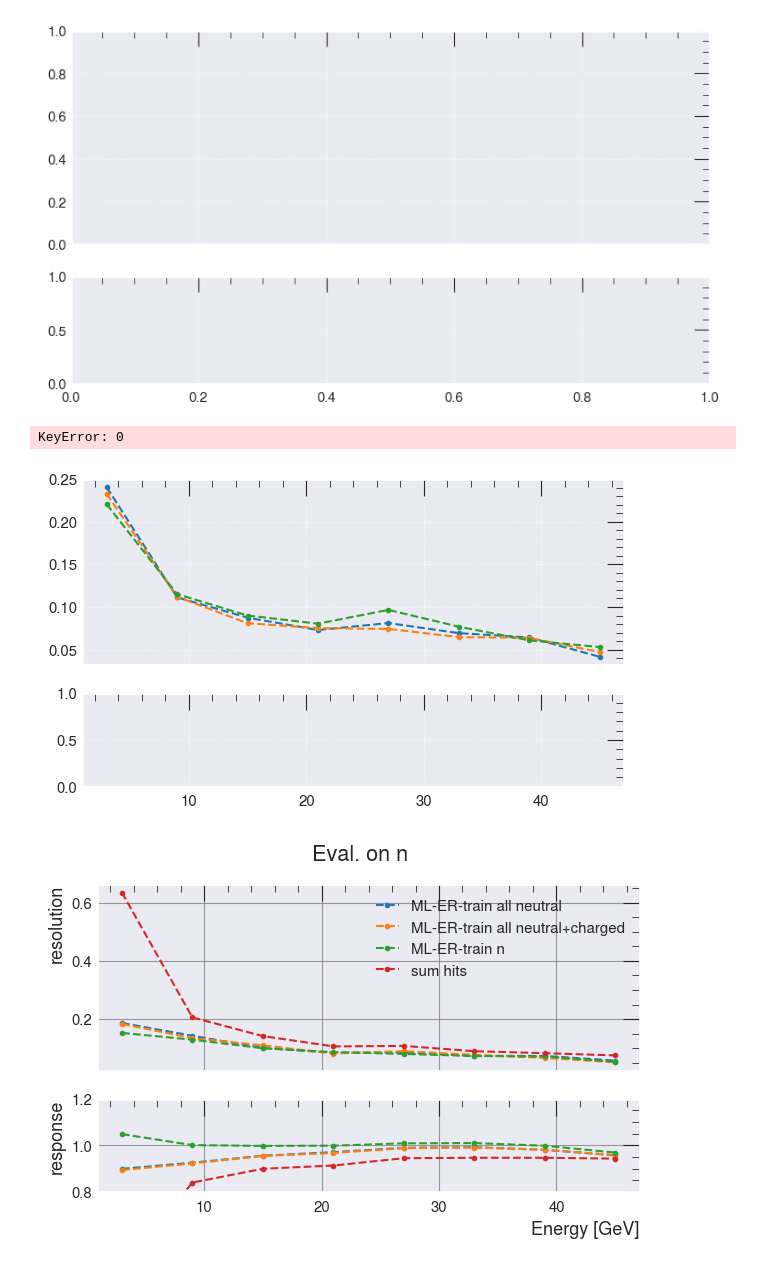
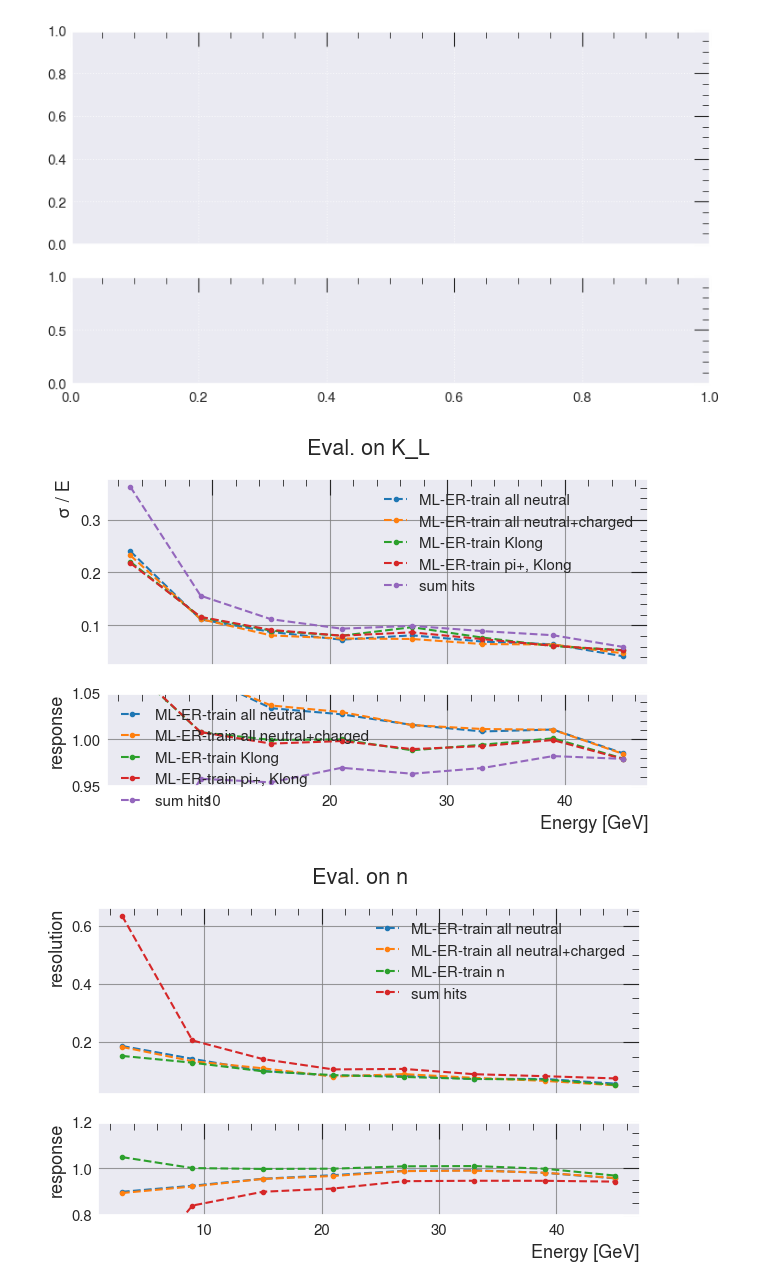
Before and after one commit to selvaggi/mlpf, a Jupyter notebook: notebooks/11_incremental.ipynb, the cells around one changed output. Cells and saved outputs as stored; diff of their text form; code cells hidden in the pictures.

```diff
--- a/notebooks/11_incremental.ipynb
+++ b/notebooks/11_incremental.ipynb
@@ -834,37 +834,36 @@ KeyError: 130
 # %%
 fig, ax = plt.subplots(2, 1, figsize=(7, 4), sharex=True, gridspec_kw={'height_ratios': [2, 1]}) # Height of 2 subplots.
 bins_x = res_cf_regress_Klong[2]
 
 ax[0].plot(bins_x, res_energy_regress_both_Neutral[130][0]["ML"], ".--", label="ML-ER-train all neutral")
 ax[0].plot(bins_x, energy_regression_all_part[130][0]["ML"], ".--", label="ML-ER-train all neutral+charged")
 ax[0].plot(bins_x, res_energy_regress_Klong[0]["ML"], ".--", label="ML-ER-train Klong")
-ax[0].plot(bins_x, res_energy_regress_pi_klong[0]["sum"], ".--", label="ML-ER-train pi+, Klong")
+ax[0].plot(bins_x, res_energy_regress_pi_klong[130][0]["ML"], ".--", label="ML-ER-train pi+, Klong")
 ax[0].plot(bins_x, res_energy_regress_Klong[0]["sum"], ".--", label="sum hits")
 
 # add sum of hits for comparison
 #ax[0].plot(bins_x, res_energy_regress_Klong[0]["sum"], ".--", label="sum hits")
 ax[0].legend()
 ax[0].set_ylabel("σ / E")
 ax[1].set_xlabel("Energy [GeV]")
 ax[1].plot(bins_x, res_energy_regress_both_Neutral[130][1]["ML"], ".--", label="ML-ER-train all neutral")
 ax[1].plot(bins_x, energy_regression_all_part[130][1]["ML"], ".--", label="ML-ER-train all neutral+charged")
 ax[1].plot(bins_x, res_energy_regress_Klong[1]["ML"], ".--", label="ML-ER-train Klong")
-ax[1].plot(bins_x, res_energy_regress_pi_klong[1]["sum"], ".--", label="ML-ER-train pi+, Klong")
+ax[1].plot(bins_x, res_energy_regress_pi_klong[130][1]["ML"], ".--", label="ML-ER-train pi+, Klong")
 ax[1].plot(bins_x, res_energy_regress_Klong[1]["sum"], ".--", label="sum hits")
 ax[1].set_ylim([0.95, 1.05])
 ax[1].set_ylim([0.95, 1.05])
 ax[1].set_ylabel("response")
 # add grid
 ax[0].grid(which='major', color='gray', linestyle='-')
 ax[1].grid(which='major', color='gray', linestyle='-')
 # grid is not visible (dark mode) - how to change?
 ax[1].legend()
 fig.suptitle("Eval. on K_L")
 fig.savefig("/eos/home-g/gkrzmanc/2024/21_3_xgboost/response_and_resolution_Klong.pdf")
 fig.show()
 # %% [output]
-KeyError: 0
-[figure, old version]
+[figure, new version]
 # %%
 fig, ax = plt.subplots(2, 1, figsize=(7, 4), sharex=True, gridspec_kw={'height_ratios': [2, 1]}) # Height of 2 subplots.
 bins_x = res_cf_regress_Klong[2]
```
